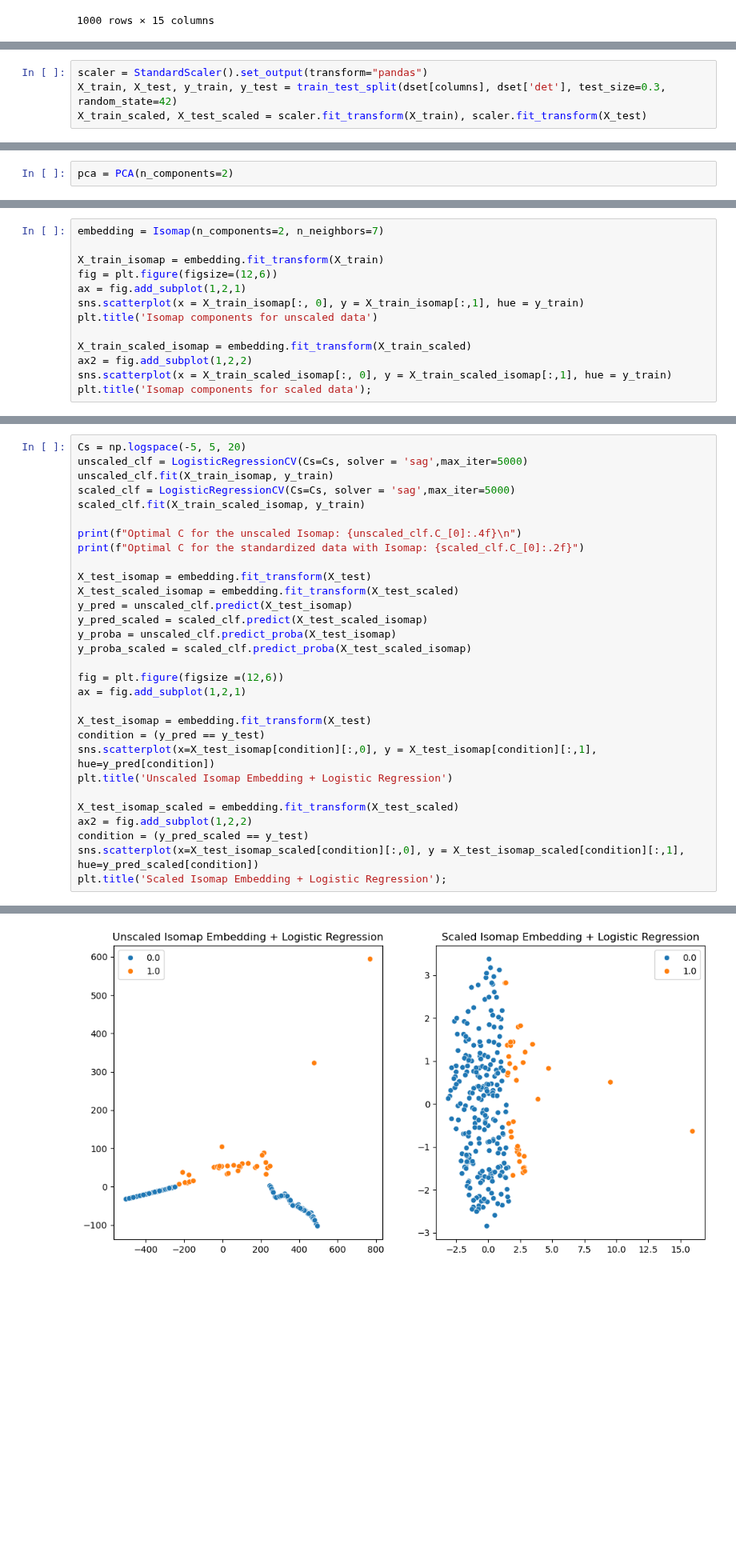
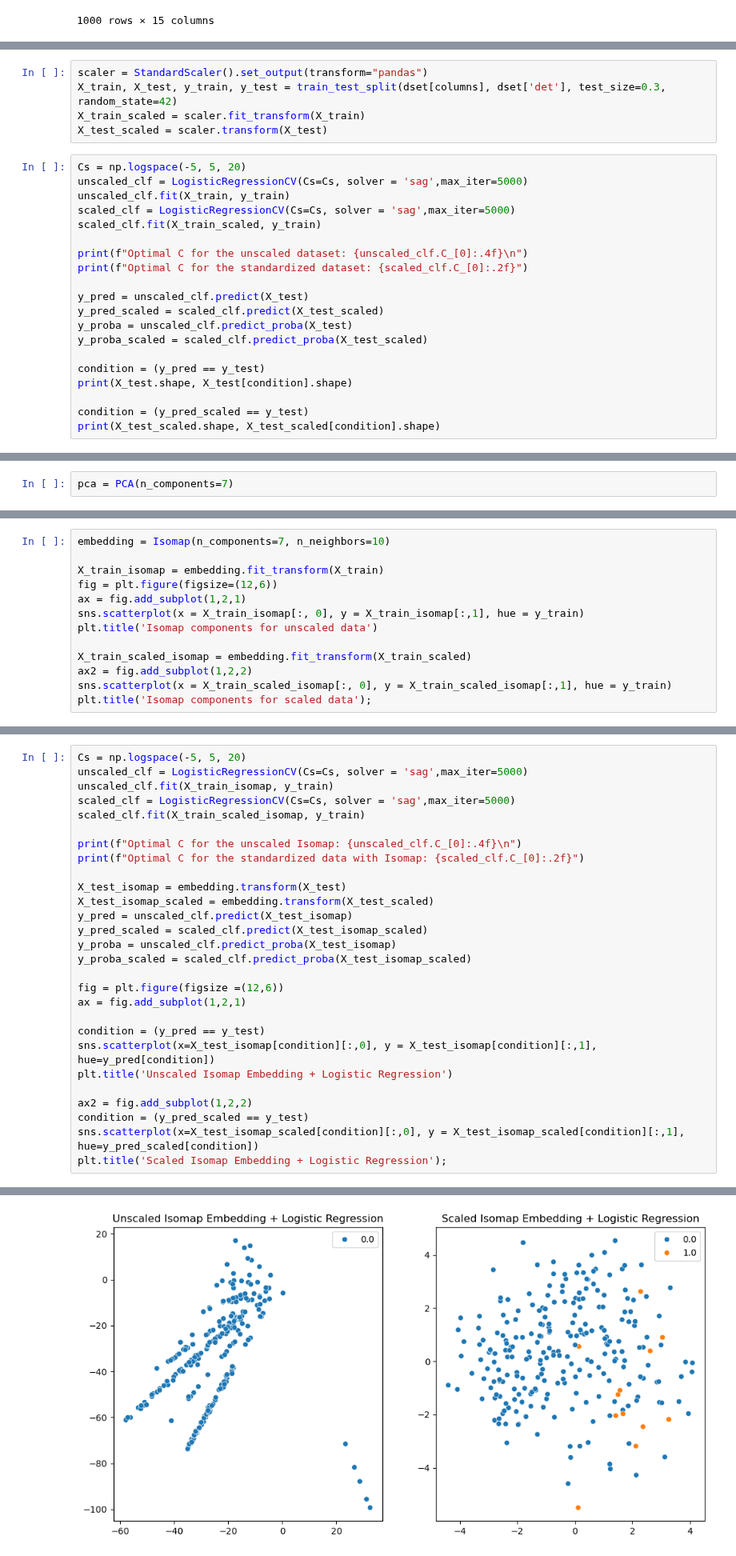
Before and after one commit to om-erika/astrostatistics_bicocca_2024, a Jupyter notebook: working/grav_waves_detection.ipynb, the cells around one changed output, grey strips where cells are left out. Shown at 80% size. Drawn from its saved outputs; the diff is of its cells as text; blank space fills up the shorter version.

```diff
--- a/working/grav_waves_detection.ipynb
+++ b/working/grav_waves_detection.ipynb
@@ -86,4 +89,25 @@ columns = ['mtot', 'q', 'ra', 'z', 'snr']
 # %%
 scaler = StandardScaler().set_output(transform="pandas")
 X_train, X_test, y_train, y_test = train_test_split(dset[columns], dset['det'], test_size=0.3, random_state=42)
-X_train_scaled, X_test_scaled = scaler.fit_transform(X_train), scaler.fit_transform(X_test)
+X_train_scaled = scaler.fit_transform(X_train)
+X_test_scaled = scaler.transform(X_test)
+# %%
+Cs = np.logspace(-5, 5, 20)
+unscaled_clf = LogisticRegressionCV(Cs=Cs, solver = 'sag',max_iter=5000)
+unscaled_clf.fit(X_train, y_train)
+scaled_clf = LogisticRegressionCV(Cs=Cs, solver = 'sag',max_iter=5000)
+scaled_clf.fit(X_train_scaled, y_train)
+
+print(f"Optimal C for the unscaled dataset: {unscaled_clf.C_[0]:.4f}\n")
+print(f"Optimal C for the standardized dataset: {scaled_clf.C_[0]:.2f}")
+
+y_pred = unscaled_clf.predict(X_test)
+y_pred_scaled = scaled_clf.predict(X_test_scaled)
+y_proba = unscaled_clf.predict_proba(X_test)
+y_proba_scaled = scaled_clf.predict_proba(X_test_scaled)
+
+condition = (y_pred == y_test)
+print(X_test.shape, X_test[condition].shape)
+
+condition = (y_pred_scaled == y_test)
+print(X_test_scaled.shape, X_test_scaled[condition].shape)
@@ -90,4 +128,4 @@ X_train_scaled, X_test_scaled = scaler.fit_transform(X_train), scaler.fit_transf
 # %%
-pca = PCA(n_components=2)
+pca = PCA(n_components=7)
 # %%
 X_train_transformed = pca.fit_transform(X_train)
@@ -111,5 +151,5 @@ print(X_train_scaled_isomap.shape)
 # %%
-embedding = Isomap(n_components=2, n_neighbors=7)
+embedding = Isomap(n_components=7, n_neighbors=10)
 
 X_train_isomap = embedding.fit_transform(X_train)
 fig = plt.figure(figsize=(12,6))
@@ -175,22 +208,20 @@ scaled_clf.fit(X_train_scaled_isomap, y_train)
 print(f"Optimal C for the unscaled Isomap: {unscaled_clf.C_[0]:.4f}\n")
 print(f"Optimal C for the standardized data with Isomap: {scaled_clf.C_[0]:.2f}")
 
-X_test_isomap = embedding.fit_transform(X_test)
-X_test_scaled_isomap = embedding.fit_transform(X_test_scaled)
+X_test_isomap = embedding.transform(X_test)
+X_test_isomap_scaled = embedding.transform(X_test_scaled)
 y_pred = unscaled_clf.predict(X_test_isomap)
-y_pred_scaled = scaled_clf.predict(X_test_scaled_isomap)
+y_pred_scaled = scaled_clf.predict(X_test_isomap_scaled)
 y_proba = unscaled_clf.predict_proba(X_test_isomap)
-y_proba_scaled = scaled_clf.predict_proba(X_test_scaled_isomap)
+y_proba_scaled = scaled_clf.predict_proba(X_test_isomap_scaled)
 
 fig = plt.figure(figsize =(12,6))
 ax = fig.add_subplot(1,2,1)
 
-X_test_isomap = embedding.fit_transform(X_test)
 condition = (y_pred == y_test)
 sns.scatterplot(x=X_test_isomap[condition][:,0], y = X_test_isomap[condition][:,1], hue=y_pred[condition])
 plt.title('Unscaled Isomap Embedding + Logistic Regression')
 
-X_test_isomap_scaled = embedding.fit_transform(X_test_scaled)
 ax2 = fig.add_subplot(1,2,2)
 condition = (y_pred_scaled == y_test)
 sns.scatterplot(x=X_test_isomap_scaled[condition][:,0], y = X_test_isomap_scaled[condition][:,1], hue=y_pred_scaled[condition])
@@ -202,4 +233,4 @@ Optimal C for the standardized data with Isomap: 1.83
-[figure, old version]
+[figure, new version]
 # %%
 completeness_test = np.zeros(2)
 contamination_test = np.zeros(2)
```
Also changed, not shown: parts of 15 cells of this notebook, 2 other files.
